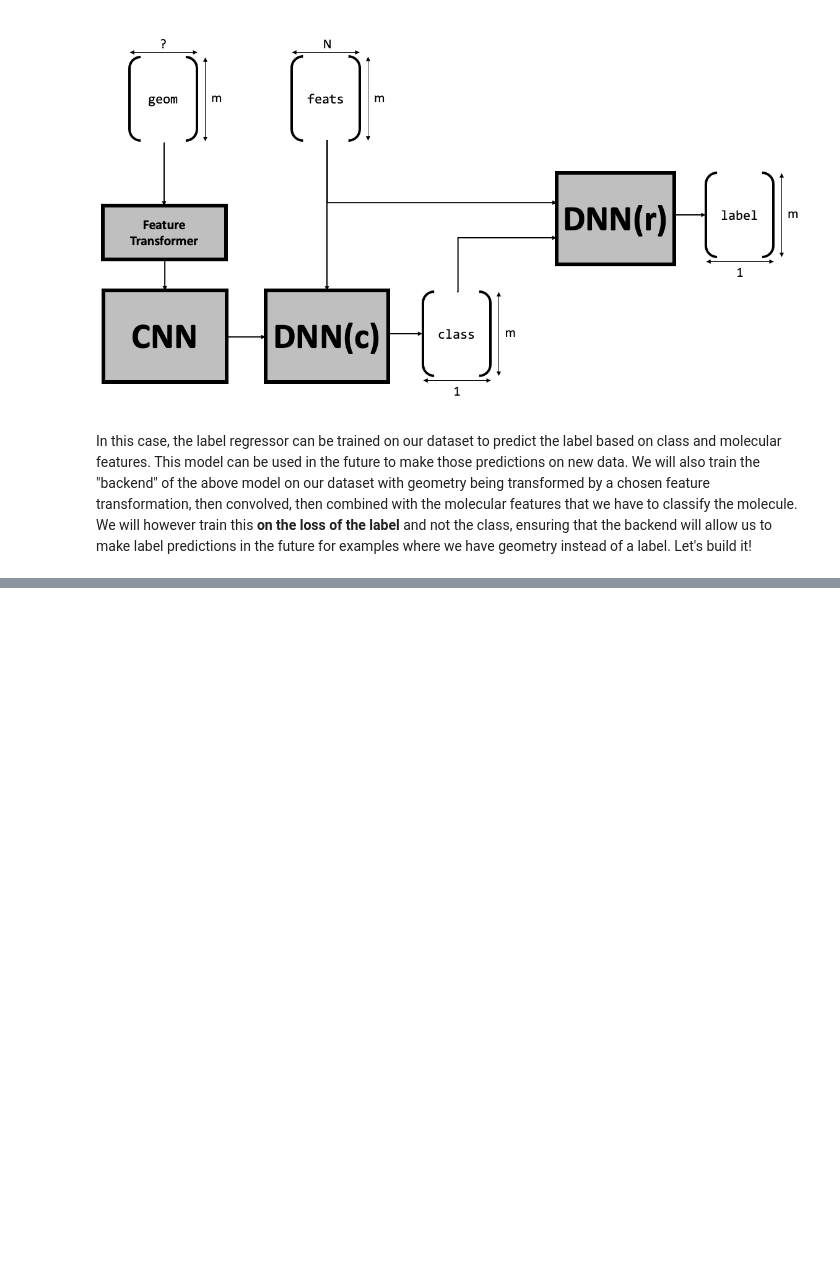
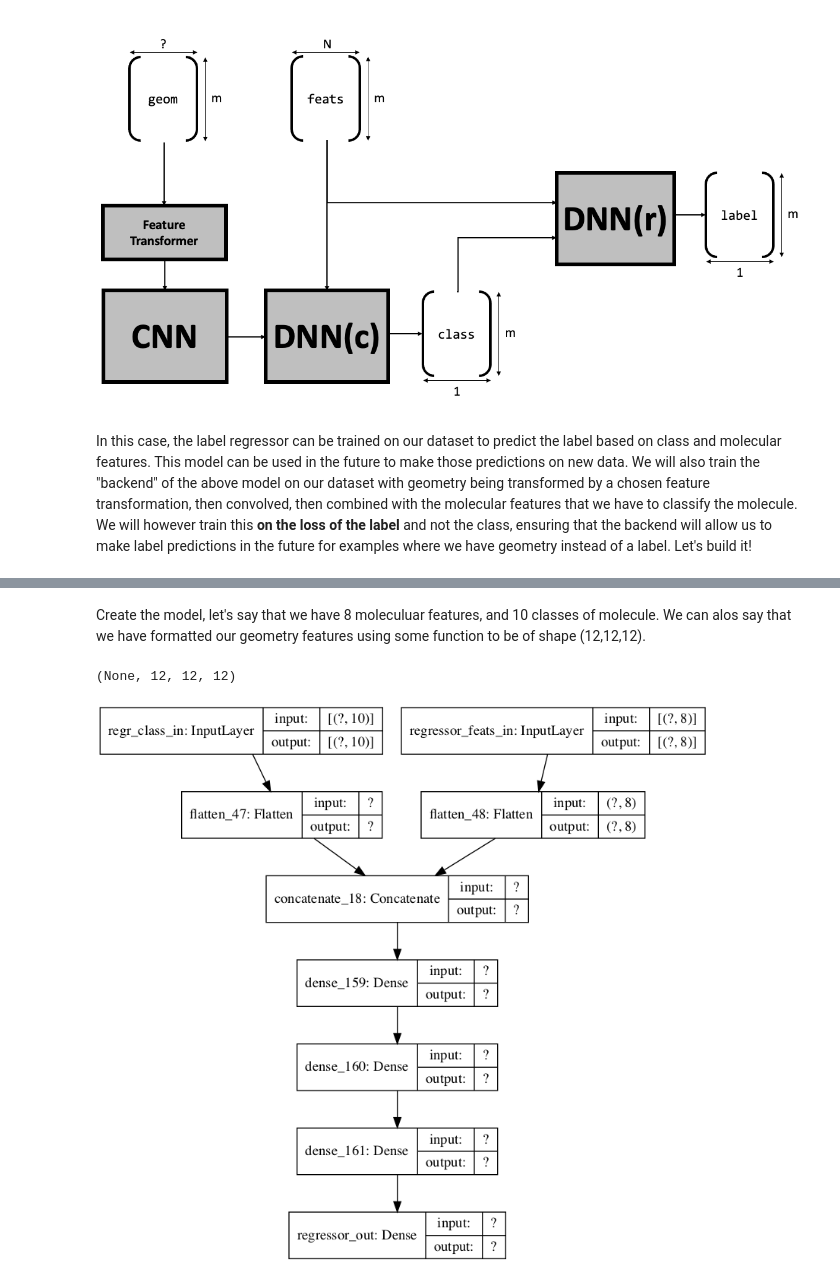
Before and after one commit to EvanKomp/tfkeras_tutorial, a Jupyter notebook: tutorial.ipynb, the cells around one changed output, grey strips where cells are left out. Drawn from its saved outputs; the diff is of its cells as text; code cells hidden in the pictures; blank space fills up the shorter version.

Commit message:
written stacked hypothetical model for part two, it doesn't train yet though

```diff
--- a/tutorial.ipynb
+++ b/tutorial.ipynb
@@ -914,2 +1006,12 @@ test_r = test.build_regressor()
+# %% [markdown]
+Create the model, let's say that we have 8 moleculuar features, and 10 classes of molecule. We can alos say that we have formatted our geometry features using some function to be of shape (12,12,12).
+# %%
+model = CompositeMolecularModel(feats_shape=(8,),
+                                class_shape=(10,),
+                                geo_feat_shape = (12,12,12))
+# %% [output]
+(None, 12, 12, 12)
 # %%
-ks.utils.plot_model(test_r, show_shapes = True)
+ks.utils.plot_model(model.regressor, show_shapes = True)
+# %% [output]
+[figure, added]
```
Also changed, not shown: parts of 20 cells of this notebook.
